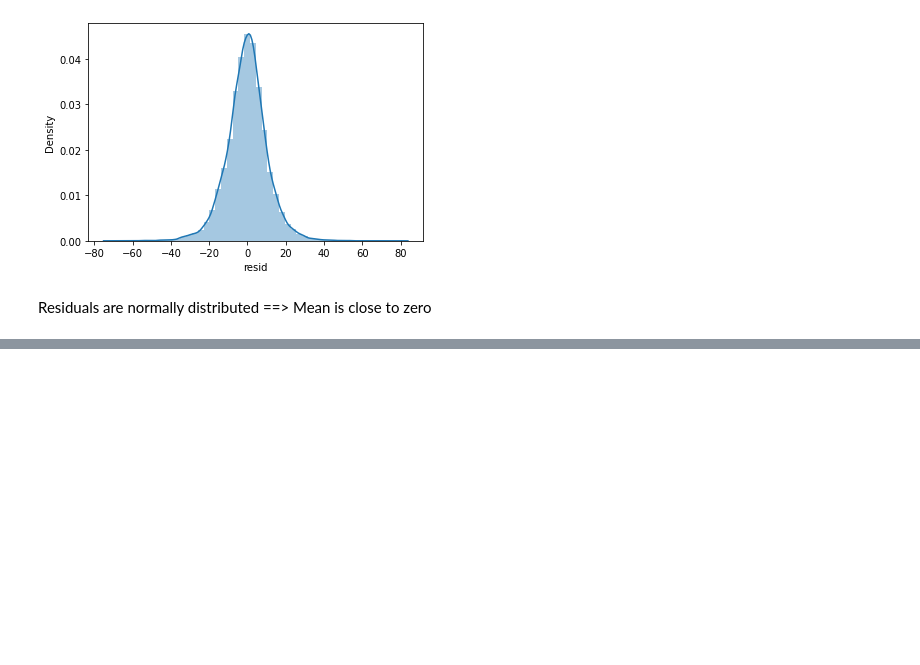
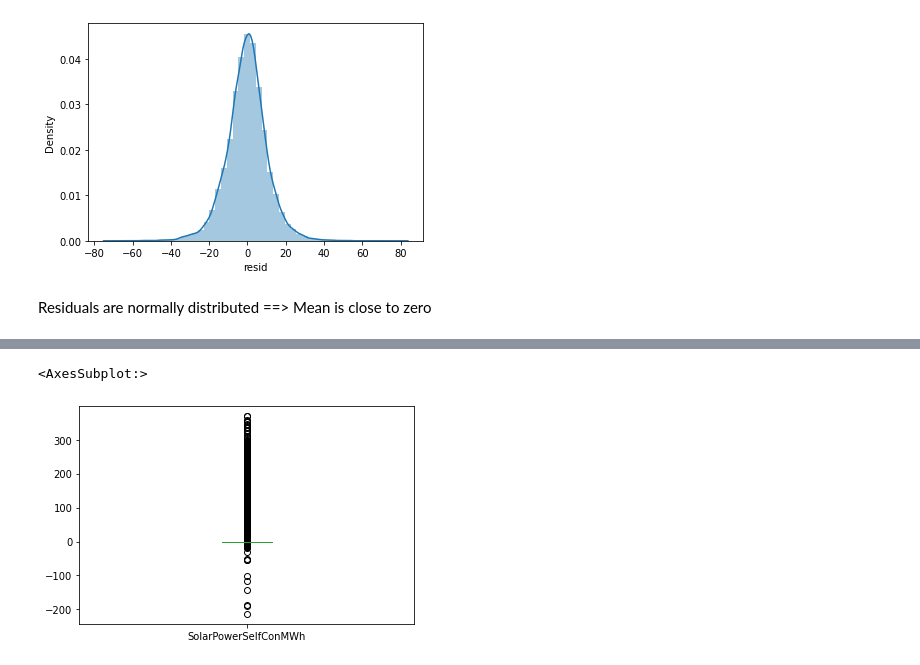
Before and after one commit to Guli-Y/ElectricityPricePredictor, a Jupyter notebook: notebooks/feature_selection.ipynb, the cells around one changed output, grey strips where cells are left out. Cells and saved outputs as stored; diff of their text form; code cells hidden in the pictures; blank space fills up the shorter version.

```diff
--- a/notebooks/feature_selection.ipynb
+++ b/notebooks/feature_selection.ipynb
@@ -443,0 +499,16 @@ KeyError: "['plt.figure(figsize=(10,4))'] not in index"
+# %%
+wind = ["OffshoreWindLt100MW_MWh","OffshoreWindGe100MW_MWh","OnshoreWindLt50kW_MWh",
+                "OnshoreWindGe50kW_MWh"]
+
+non_wind = ["CentralPowerMWh","LocalPowerMWh","HydroPowerMWh","SolarPowerLt10kW_MWh",
+            "SolarPowerGe10Lt40kW_MWh","SolarPowerGe40kW_MWh","TransmissionLossMWh"]
+
+irrelevant_cols = ["PriceArea","ExchangeGE_MWh","PowerToHeatMWh","ExchangeNO_MWh","ExchangeSE_MWh",
+                "ExchangeNL_MWh","GrossConsumptionMWh","ExchangeGreatBelt_MWh","LocalPowerSelfConMWh"]
+
+substract_cols = "SolarPowerSelfConMWh"
+# %%
+prodz[substract_cols] = prodz[substract_cols].fillna(0)
+# %%
+prodz = prodz.drop(columns=irrelevant_cols)
+prodz.head()
@@ -443,0 +517,3 @@ KeyError: "['plt.figure(figsize=(10,4))'] not in index"
+# %%
+prodz["wind_prod"] = prodz[wind].sum(axis=1)
+prodz.head()
@@ -443,0 +528,6 @@ KeyError: "['plt.figure(figsize=(10,4))'] not in index"
+# %%
+prodz["SolarPowerSelfConMWh"].plot(kind="box")
+#"LocalPowerSelfConMWh","SolarPowerSelfConMWh","TransmissionLossMWh"]
+# %% [output]
+<AxesSubplot:>
+[figure, added]
```
Also changed, not shown: parts of 30 cells of this notebook.
